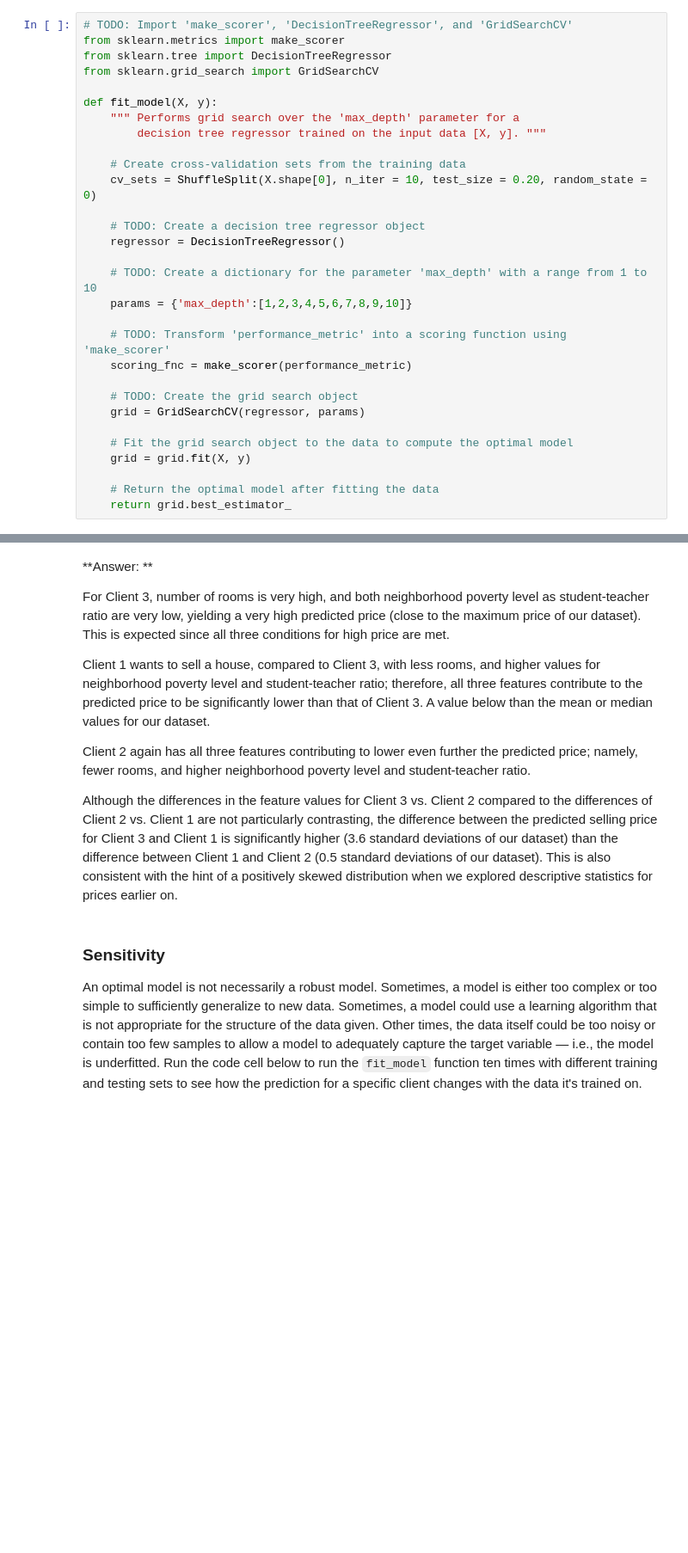
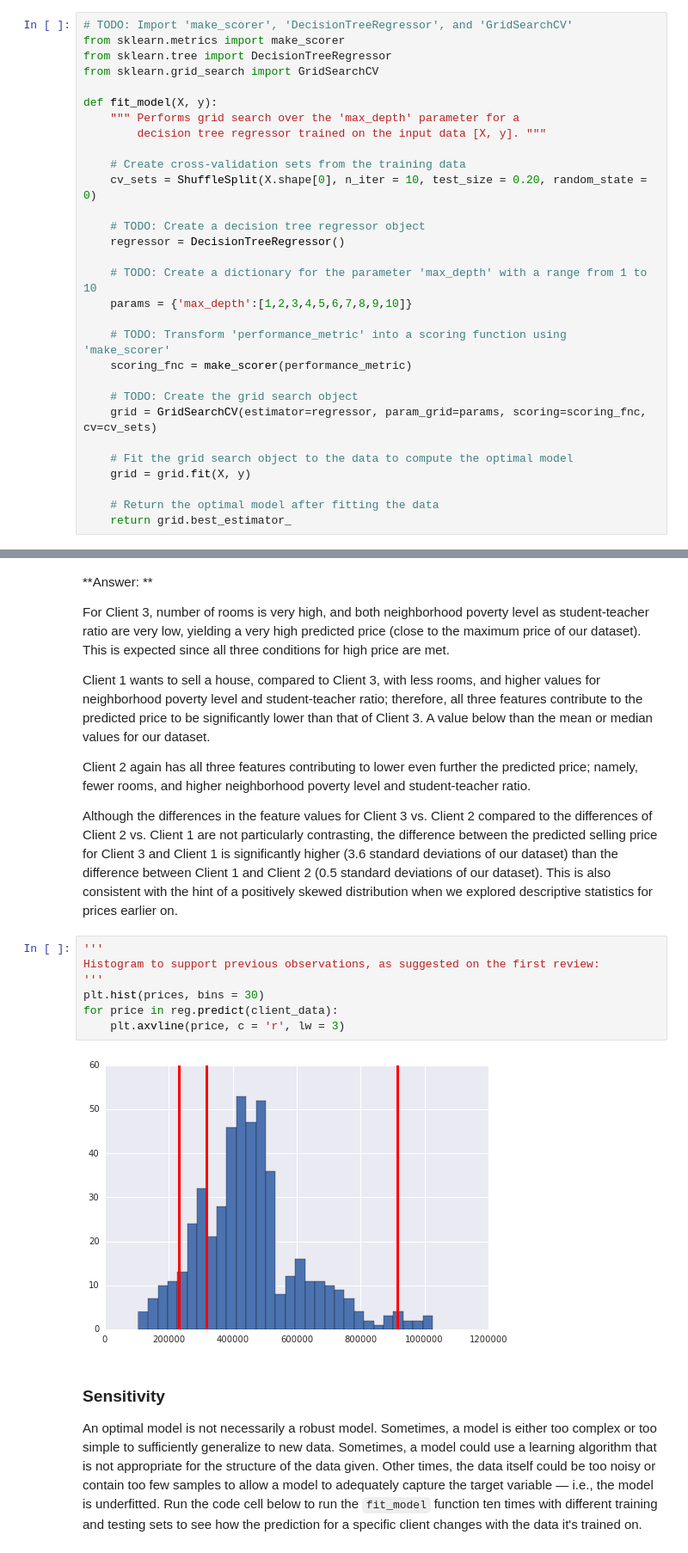
Before and after one commit to derasor/ML_1_model_eval_valid, a Jupyter notebook: boston_housing/boston_housing.ipynb, the cells around one changed output, grey strips where cells are left out. Shown: that part at 86% size. Saved outputs shown, nothing was run; the diff lists cells and outputs as text; blank space fills up the shorter version.

```diff
--- a/boston_housing/boston_housing.ipynb
+++ b/boston_housing/boston_housing.ipynb
@@ -292,7 +324,7 @@ def fit_model(X, y):
     scoring_fnc = make_scorer(performance_metric)
 
     # TODO: Create the grid search object
-    grid = GridSearchCV(regressor, params)
+    grid = GridSearchCV(estimator=regressor, param_grid=params, scoring=scoring_fnc, cv=cv_sets)
 
     # Fit the grid search object to the data to compute the optimal model
     grid = grid.fit(X, y)
@@ -355,6 +387,15 @@ Client 1 wants to sell a house, compared to Client 3, with less rooms, and highe
 Client 2 again has all three features contributing to lower even further the predicted price; namely, fewer rooms, and higher neighborhood poverty level and student-teacher ratio.
 
 Although the differences in the feature values for Client 3 vs. Client 2 compared to the differences of Client 2 vs. Client 1 are not particularly contrasting, the difference between the predicted selling price for Client 3 and Client 1 is significantly higher (3.6 standard deviations of our dataset) than the difference between Client 1 and Client 2 (0.5 standard deviations of our dataset). This is also consistent with the hint of a positively skewed distribution when we explored descriptive statistics for prices earlier on.
+# %%
+'''
+Histogram to support previous observations, as suggested on the first review:
+'''
+plt.hist(prices, bins = 30)
+for price in reg.predict(client_data):
+    plt.axvline(price, c = 'r', lw = 3)
+# %% [output]
+[figure, added]
 # %% [markdown]
 ### Sensitivity
 An optimal model is not necessarily a robust model. Sometimes, a model is either too complex or too simple to sufficiently generalize to new data. Sometimes, a model could use a learning algorithm that is not appropriate for the structure of the data given. Other times, the data itself could be too noisy or contain too few samples to allow a model to adequately capture the target variable — i.e., the model is underfitted. Run the code cell below to run the `fit_model` function ten times with different training and testing sets to see how the prediction for a specific client changes with the data it's trained on.
```
Also changed, not shown: parts of 6 cells of this notebook, 1 other file.
